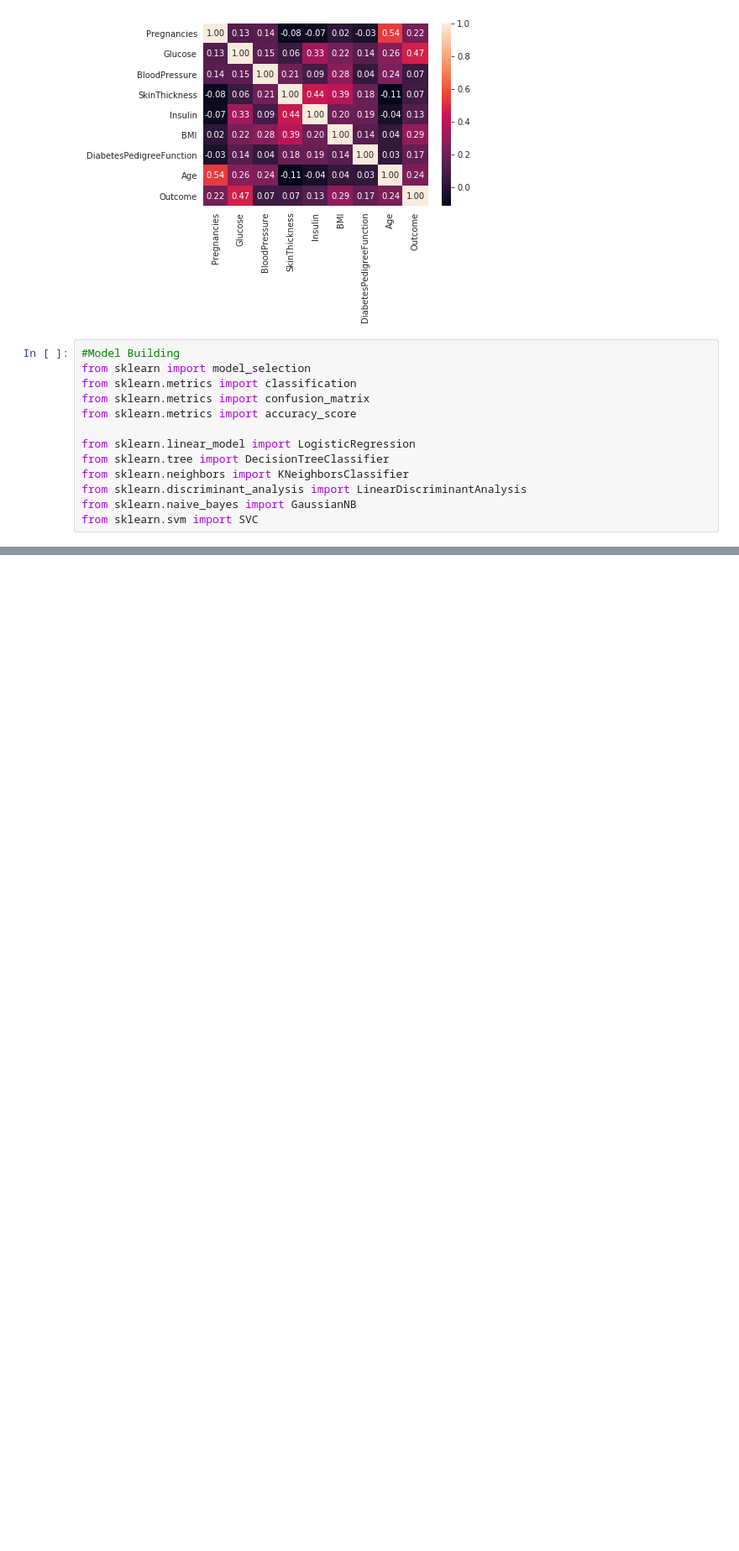
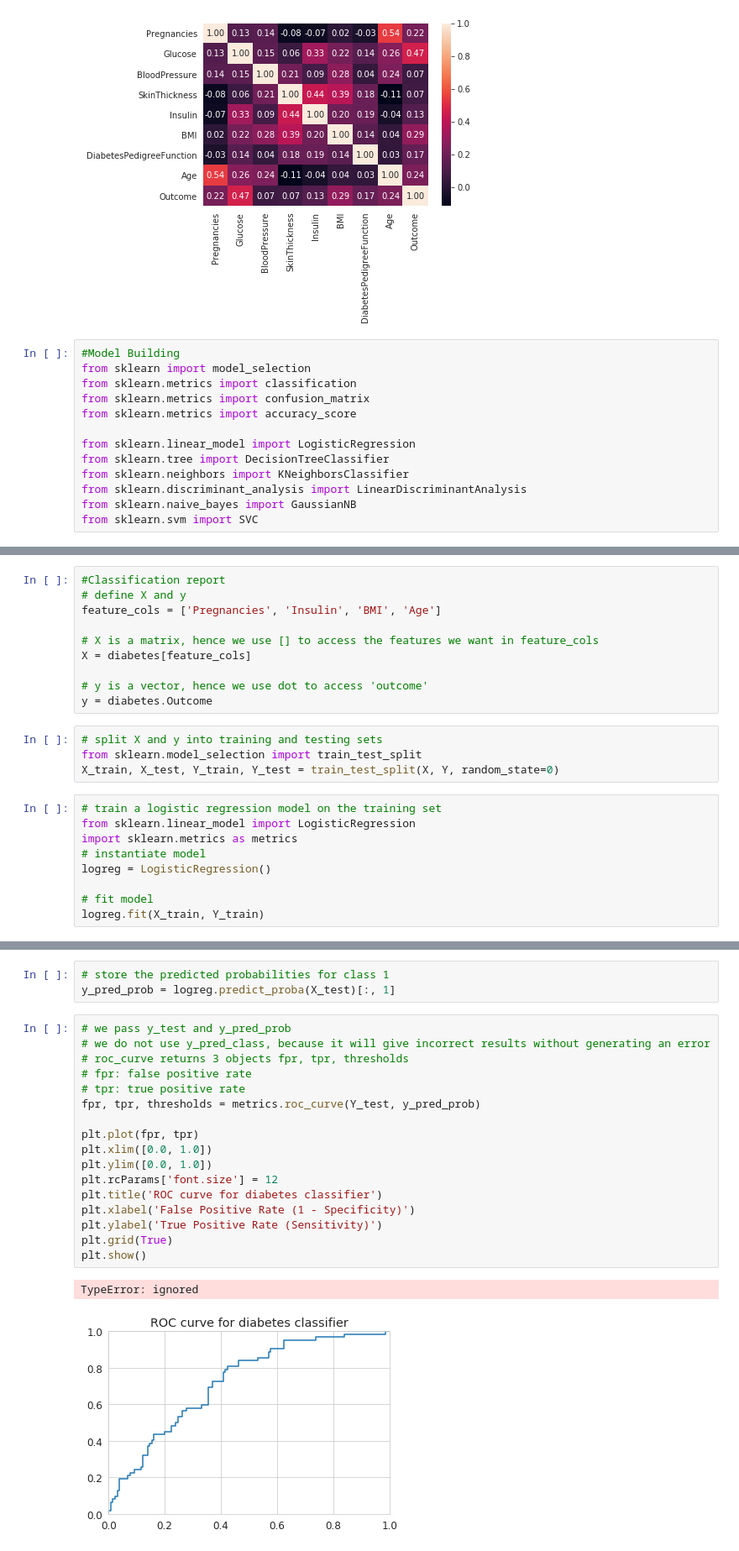
Before and after one commit to karabomaboka/Data-Science-Projects, a Jupyter notebook: Healthcare.ipynb, the cells around one changed output, grey strips where cells are left out. Shown: that part at 84% size. Cells and saved outputs as stored; diff of their text form; blank space fills up the shorter version.

Commit message:
Updated Diabetes predictions

```diff
--- a/Healthcare.ipynb
+++ b/Healthcare.ipynb
@@ -122,0 +175,23 @@ Index(['Pregnancies','Glucose','BloodPressure','SkinThickness','Insulin','BMI','
+# %%
+#Classification report
+# define X and y
+feature_cols = ['Pregnancies', 'Insulin', 'BMI', 'Age']
+
+# X is a matrix, hence we use [] to access the features we want in feature_cols
+X = diabetes[feature_cols]
+
+# y is a vector, hence we use dot to access 'outcome'
+y = diabetes.Outcome
+# %%
+# split X and y into training and testing sets
+from sklearn.model_selection import train_test_split
+X_train, X_test, Y_train, Y_test = train_test_split(X, Y, random_state=0)
+# %%
+# train a logistic regression model on the training set
+from sklearn.linear_model import LogisticRegression
+import sklearn.metrics as metrics
+# instantiate model
+logreg = LogisticRegression()
+
+# fit model
+logreg.fit(X_train, Y_train)
@@ -122,0 +239,23 @@ Index(['Pregnancies','Glucose','BloodPressure','SkinThickness','Insulin','BMI','
+# %%
+# store the predicted probabilities for class 1
+y_pred_prob = logreg.predict_proba(X_test)[:, 1]
+# %%
+# we pass y_test and y_pred_prob
+# we do not use y_pred_class, because it will give incorrect results without generating an error
+# roc_curve returns 3 objects fpr, tpr, thresholds
+# fpr: false positive rate
+# tpr: true positive rate
+fpr, tpr, thresholds = metrics.roc_curve(Y_test, y_pred_prob)
+
+plt.plot(fpr, tpr)
+plt.xlim([0.0, 1.0])
+plt.ylim([0.0, 1.0])
+plt.rcParams['font.size'] = 12
+plt.title('ROC curve for diabetes classifier')
+plt.xlabel('False Positive Rate (1 - Specificity)')
+plt.ylabel('True Positive Rate (Sensitivity)')
+plt.grid(True)
+plt.show()
+# %% [output]
+TypeError: ignored
+[figure, added]
```
Also changed, not shown: parts of 15 cells of this notebook.
